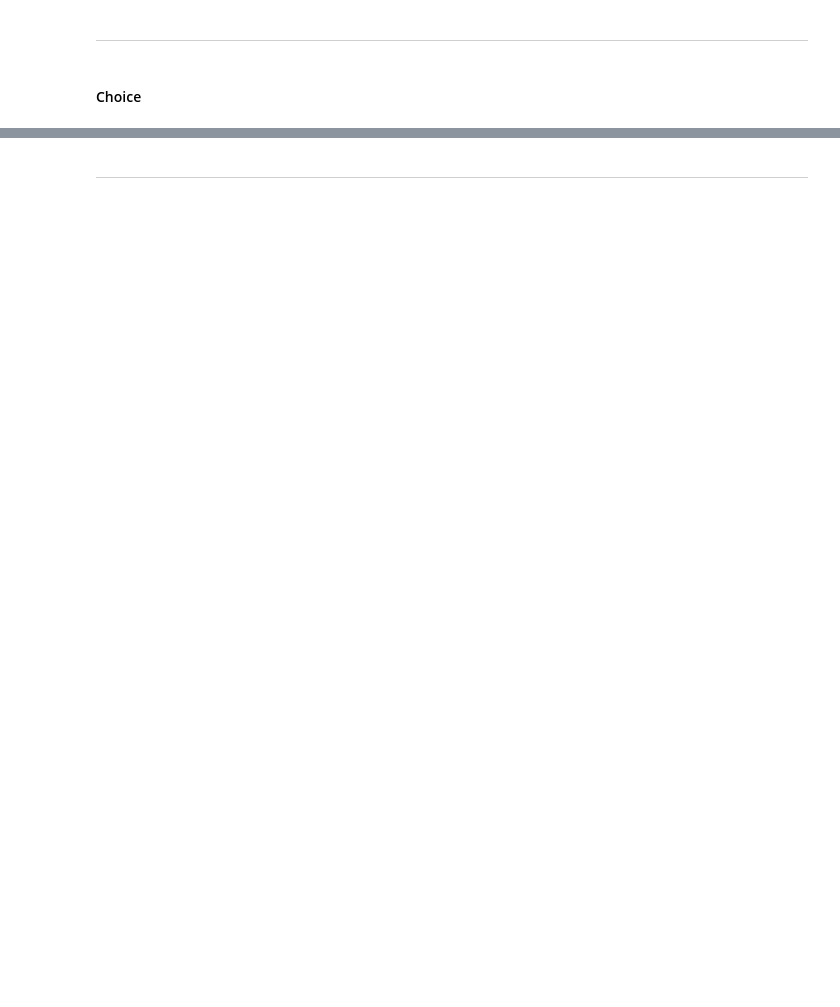
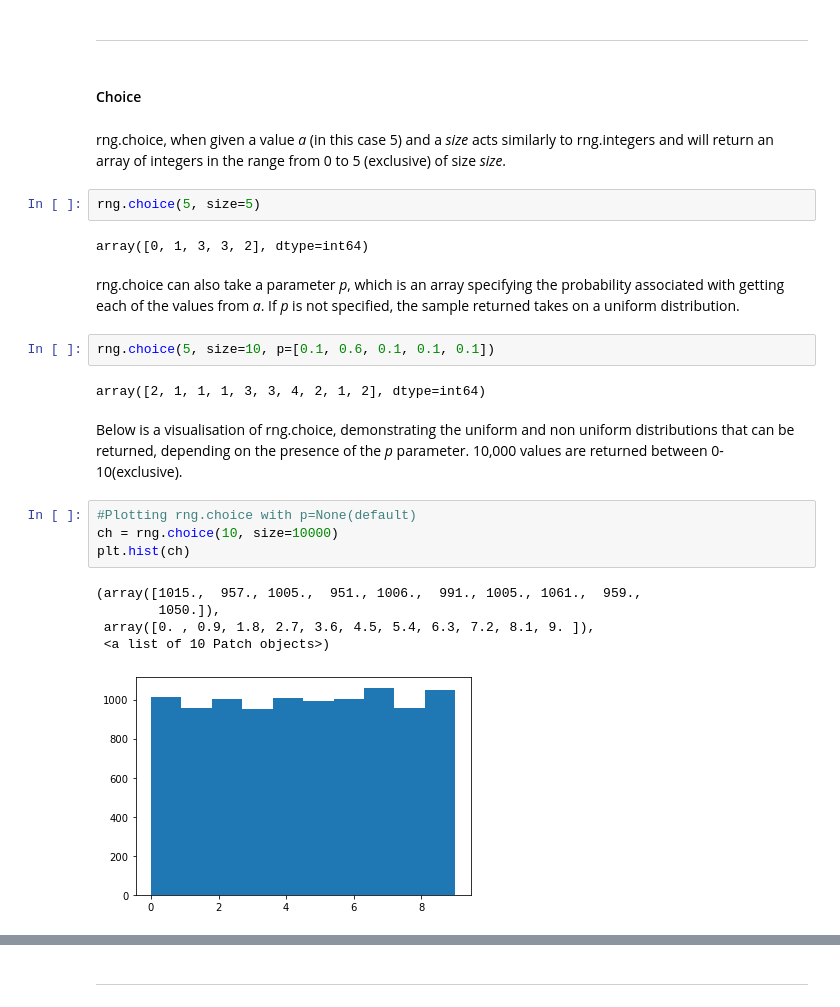
Before and after one commit to ocoleman/numpy-random, a Jupyter notebook: numpy-random.ipynb, the cells around one changed output, grey strips where cells are left out. Saved outputs shown, nothing was run; the diff lists cells and outputs as text; blank space fills up the shorter version.

Commit message:
Permutations & Distributions

```diff
--- a/numpy-random.ipynb
+++ b/numpy-random.ipynb
@@ -47,3 +48,27 @@ array([0.60858796, 0.72234532, 0.58641669, 0.87342774, 0.8805622 ,
 ***
 # %% [markdown]
 #### Choice
+# %% [markdown]
+rng.choice, when given a value *a* (in this case 5) and a *size* acts similarly to rng.integers and will return an array of integers in the range from 0 to 5 (exclusive) of size *size*.
+# %%
+rng.choice(5, size=5)
+# %% [output]
+array([0, 1, 3, 3, 2], dtype=int64)
+# %% [markdown]
+rng.choice can also take a parameter *p*, which is an array specifying the probability associated with getting each of the values from *a*. If *p* is not specified, the sample returned takes on a uniform distribution.
+# %%
+rng.choice(5, size=10, p=[0.1, 0.6, 0.1, 0.1, 0.1])
+# %% [output]
+array([2, 1, 1, 1, 3, 3, 4, 2, 1, 2], dtype=int64)
+# %% [markdown]
+Below is a visualisation of rng.choice, demonstrating the uniform and non uniform distributions that can be returned, depending on the presence of the *p* parameter. 10,000 values are returned between 0-10(exclusive).
+# %%
+#Plotting rng.choice with p=None(default)
+ch = rng.choice(10, size=10000)
+plt.hist(ch)
+# %% [output]
+(array([1015.,  957., 1005.,  951., 1006.,  991., 1005., 1061.,  959.,
+        1050.]),
+ array([0. , 0.9, 1.8, 2.7, 3.6, 4.5, 5.4, 6.3, 7.2, 8.1, 9. ]),
+ <a list of 10 Patch objects>)
+[figure, added]
```
Also changed, not shown: parts of 61 cells of this notebook.
